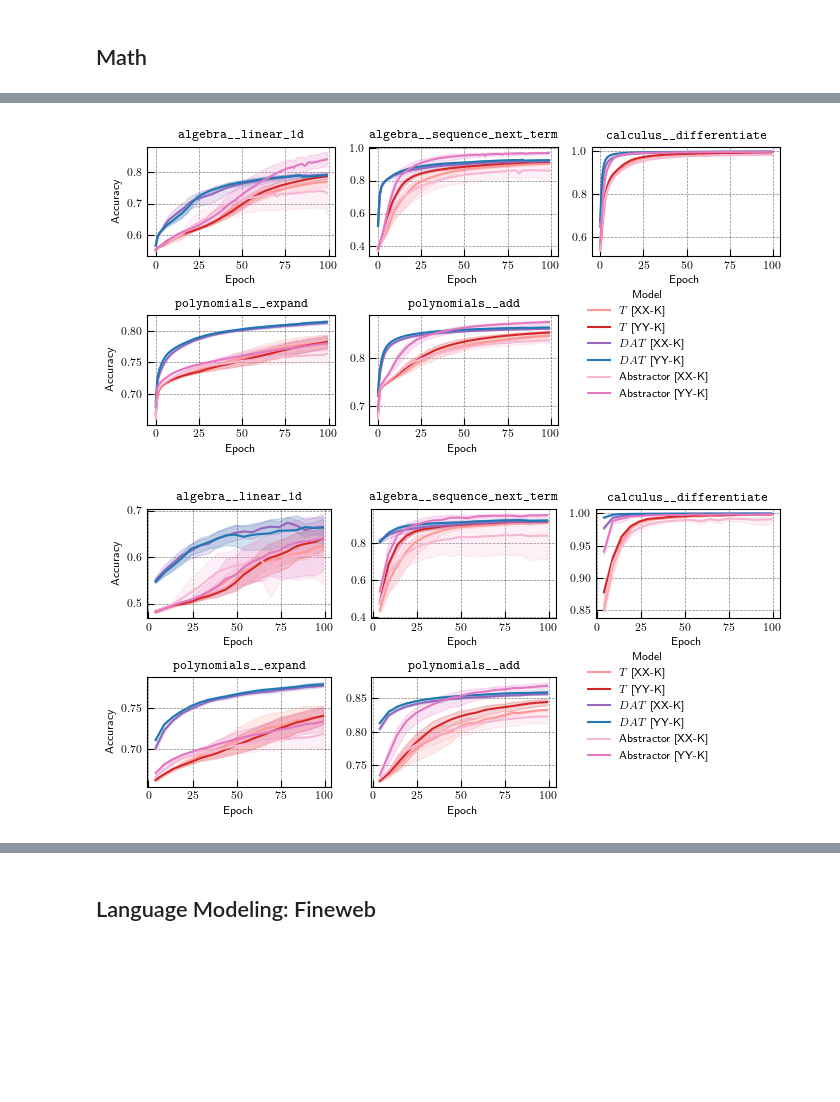
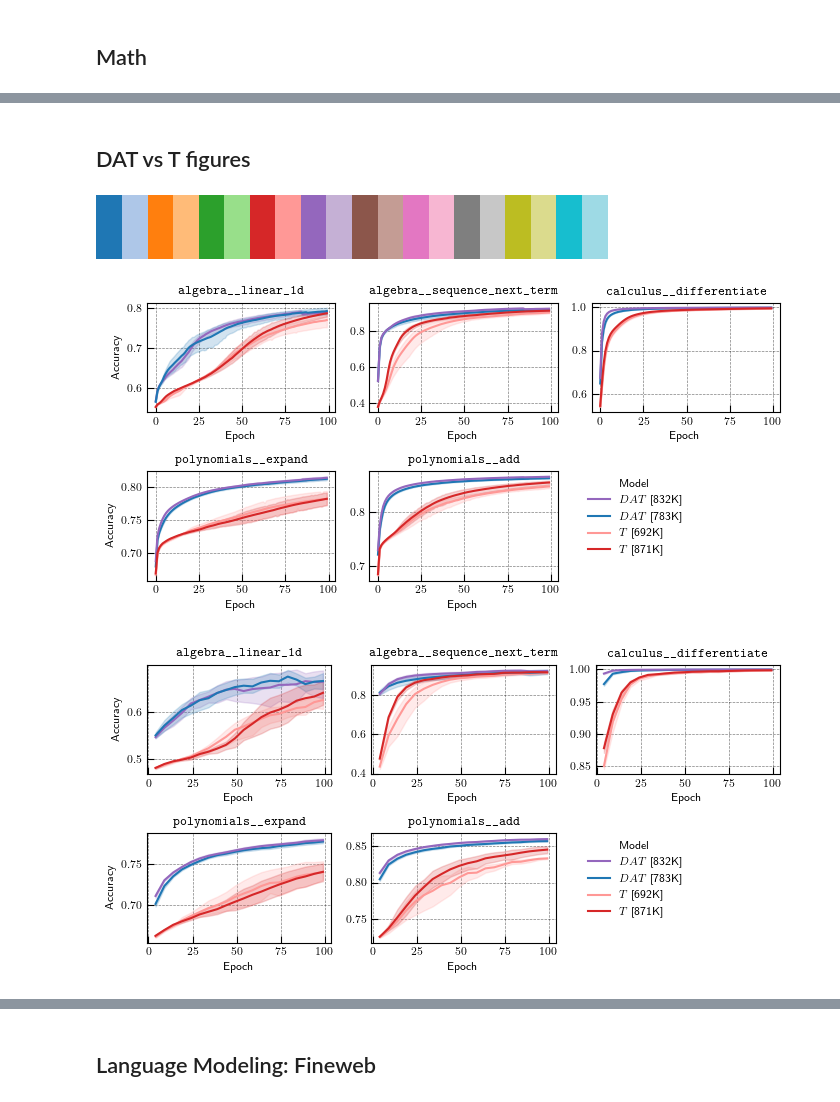
Before and after one commit to Awni00/abstract_transformer, a Jupyter notebook: figure_generation/figure_generation.ipynb, the cells around one changed output, grey strips where cells are left out. Saved outputs shown, nothing was run; the diff lists cells and outputs as text; code cells hidden in the pictures; blank space fills up the shorter version.

Commit message:
added math figure generation code

```diff
--- a/figure_generation/figure_generation.ipynb
+++ b/figure_generation/figure_generation.ipynb
@@ -460 +442,38 @@ $DAT$ [XX-K]       $\texttt{algebra\_\_linear_1d}$             964
 Name: Accuracy (Training), dtype: int64
+# %% [markdown]
+## DAT vs T figures
+# %%
+sns.color_palette('tab20', as_cmap=True)
+# %% [output]
+[figure, added]
+# %%
+cmap = sns.color_palette('tab20', as_cmap=True)
+color_map_ = {
+    f'{our_model_name} [832K]': cmap(8), # purple
+    f'{our_model_name} [783K]': cmap(0), # blue
+    f'{transformer_name} [692K]': cmap(7), # lighter red
+    f'{transformer_name} [871K]': cmap(6), # red # NOTE: removed Transformer+ for now
+    # 'Abstractor [816K]': cmap(13),
+    # 'Abstractor [1.54M]': cmap(12),
+    # f'{our_model_name} [1.46M]': cmap(0),
+    # f'{our_model_name} [1.43M]': cmap(0),
+    # f'{our_model_name} [1.11M]': cmap(0),
+    # f'{our_model_name} [1.09M]': cmap(0),
+    # 'Transformer': cmap(6), # red
+    # 'Transformer+': cmap(4),
+    }
+
+model_selection = [
+    f'{our_model_name} [832K]',
+    f'{our_model_name} [783K]',
+    f'{transformer_name} [692K]',
+    f'{transformer_name} [871K]',
+    # 'Abstractor [816K]',
+    # 'Abstractor [1.54M]',
+    # f'{our_model_name} [1.46M]'
+    # f'{our_model_name} [1.43M]'
+    # f'{our_model_name} [1.11M]'
+    # f'{our_model_name} [1.09M]'
+]
+
+model_filter = figure_data['Model'].isin(model_selection)
@@ -461,29 +483,32 @@ Name: Accuracy (Training), dtype: int64
 # %%
 tasks = figure_data.Task.unique()
 
 fig = plt.figure(figsize=(7,3.5))
 
 axes = []
 for i, task in enumerate(tasks):
     task_filter = figure_data.Task == task
-    ax_data = figure_data.copy()[task_filter]
+    ax_data = figure_data.copy()[task_filter & model_filter]
+    ax_data['Model'] = ax_data['Model'].astype('str')
 
     ax = fig.add_subplot(2, 3, i+1)
-    sns.lineplot(ax_data, ax=ax, x='Epoch', y='Accuracy (Training)', hue='Model', legend=False,  palette=color_map_,
+    sns.lineplot(ax_data, ax=ax, x='Epoch', y='Accuracy (Training)', hue='Model', legend=False, palette=color_map_,
         # estimator='mean', errorbar=('se', 1.96))
         estimator='mean', errorbar=('ci', 95))
     ax.set_title(task)
     if (i % 3) != 0:
         ax.set_ylabel('')
     else:
         ax.set_ylabel('Accuracy')
 
-fig.legend(handles=ax.get_lines(), labels=models.values(),  loc=(0.7, 0.175), fontsize='medium', title='Model', frameon=False)
+# fig.legend(handles=ax.get_lines(), labels=models.values(),  loc=(0.7, 0.175), fontsize='medium', title='Model', frameon=False)
+fig.legend(handles=[Line2D([0], [0], color=c, linestyle='-', label=l) for l, c in color_map_.items()],
+    loc=(0.7, 0.175), fontsize='medium', title='Model', frameon=False)
 # fig.legend(handles=ax.get_lines(), labels=models.values(),  loc=(0.75, 0.15), fontsize='medium', title='Model')
 fig.set_tight_layout(True)
 # fig.savefig(f'{save_dir}/math/math_training_curves_trainacc.pdf')
 # %% [output]
-[figure, old version]
+[figure, new version]
 # %%
 tasks = figure_data.Task.unique()
 
@@ -492,7 +517,8 @@ fig = plt.figure(figsize=(7,3.5))
 axes = []
 for i, task in enumerate(tasks):
     task_filter = figure_data.Task == task
-    ax_data = figure_data.copy()[task_filter]
+    ax_data = figure_data.copy()[task_filter & model_filter]
+    ax_data['Model'] = ax_data['Model'].astype('str')
 
     ax = fig.add_subplot(2, 3, i+1)
     sns.lineplot(ax_data, ax=ax, x='Epoch', y='Accuracy (Interpolation)', hue='Model', legend=False,  palette=color_map_,
@@ -504,12 +530,14 @@ for i, task in enumerate(tasks):
     else:
         ax.set_ylabel('Accuracy')
 
-fig.legend(handles=ax.get_lines(), labels=models.values(),  loc=(0.7, 0.175), fontsize='medium', title='Model', frameon=False)
+# fig.legend(handles=ax.get_lines(), labels=models.values(),  loc=(0.7, 0.175), fontsize='medium', title='Model', frameon=False)
+fig.legend(handles=[Line2D([0], [0], color=c, linestyle='-', label=l) for l, c in color_map_.items()],
+    loc=(0.7, 0.175), fontsize='medium', title='Model', frameon=False)
 # fig.legend(handles=ax.get_lines(), labels=models.values(),  loc=(0.75, 0.15), fontsize='medium', title='Model')
 fig.set_tight_layout(True)
 # fig.savefig(f'{save_dir}/math/math_training_curves_interpolation.pdf')
 # %% [output]
-[figure, old version]
+[figure, new version]
 # %%
 tasks = figure_data.Task.unique()
 
```
Also changed, not shown: parts of 15 cells of this notebook.
